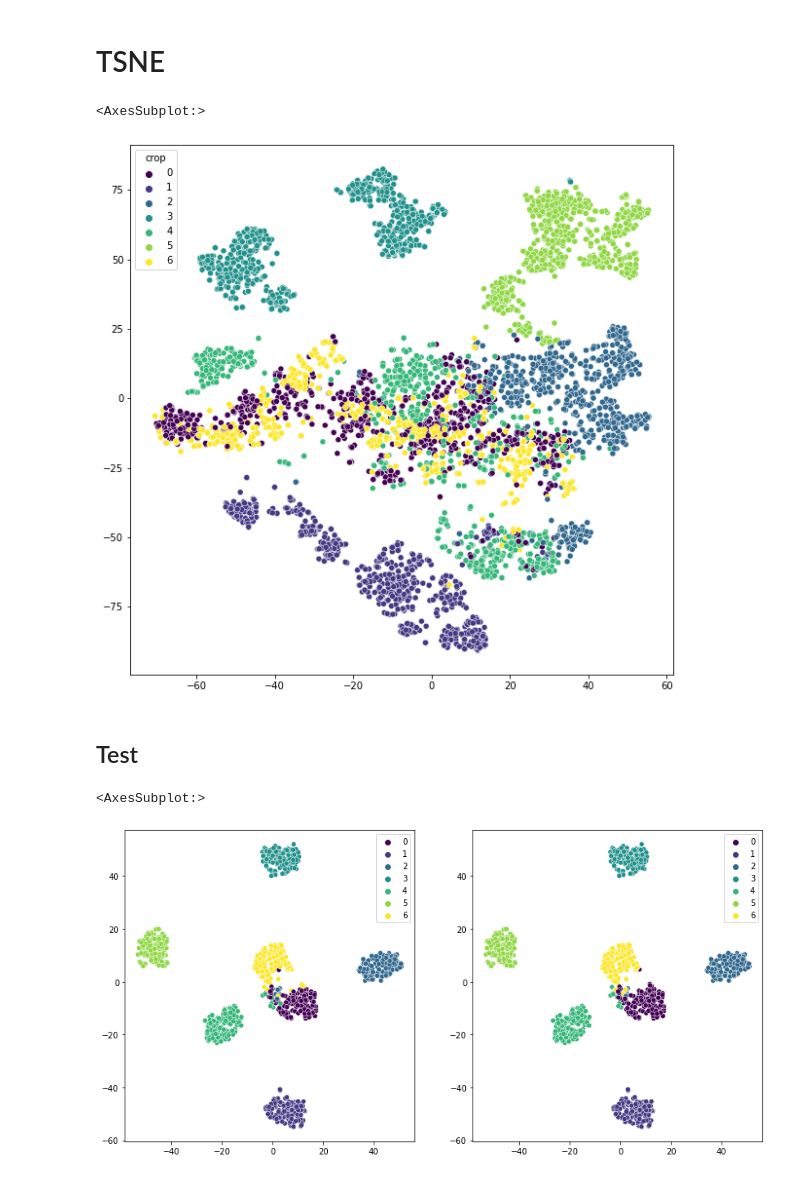
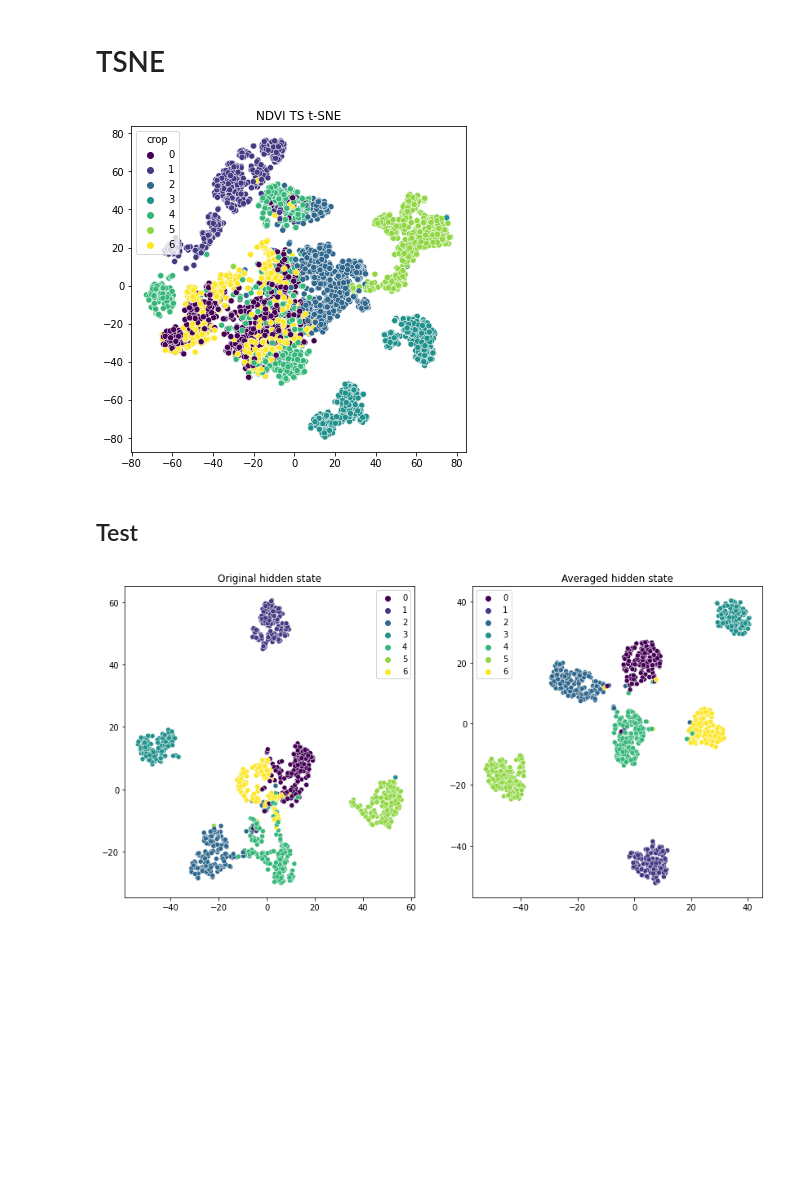
Before and after one commit to yuasosnin/aihacks-2022-fields, a Jupyter notebook: mining.ipynb, the cells around one changed output. Cells and saved outputs as stored; diff of their text form; code cells hidden in the pictures; blank space fills up the shorter version.

```diff
--- a/mining.ipynb
+++ b/mining.ipynb
@@ -134,6 +94,12 @@ print(recall_score(preds, data_id_val['crop'], average='macro'))
 0.9519818869148222
 # %% [markdown]
 # TSNE
+# %%
+bad_id = 2932
+data_id = gpd.read_file('data/train_dataset_id.geojson').fillna(0).drop(bad_id).reset_index(drop=True)
+data_id_test = gpd.read_file('data/test_dataset_id.geojson').fillna(0.0).reset_index(drop=True)
+data_ts = pd.read_csv('data/train_dataset_base.csv').fillna(0.0).drop(bad_id).reset_index(drop=True)
+data_ts_test = pd.read_csv('data/test_dataset_base.csv').fillna(0.0).reset_index(drop=True)
 # %%
 from sklearn.manifold import TSNE
 import seaborn as sns
@@ -142,10 +108,11 @@ alg = TSNE(random_state=5)
 tsne = alg.fit_transform(data_ts.values)
 # %%
-plt.figure(figsize=(10,10))
-sns.scatterplot(*tsne.T, hue=data_id['crop'], palette='viridis')
+plt.figure(figsize=(6,6))
+sns.scatterplot(*tsne.T, hue=data_id['crop'].astype(int), palette='viridis')
+plt.title('NDVI TS t-SNE')
+plt.savefig('presentation/images/ts_tsne.png', dpi=200, bbox_inches='tight')
 # %% [output]
-<AxesSubplot:>
-[figure, old version]
+[figure, new version]
 # %% [markdown]
 ## Test
 # %%
@@ -159,7 +128,9 @@ tsne_hidden = alg.fit_transform(test_hidden.values)
 # %%
 fig, ax = plt.subplots(1, 2, figsize=(14,7))
-sns.scatterplot(*tsne_hidden.T, hue=test_y.values.squeeze(), palette='viridis', ax=ax[0])
-sns.scatterplot(*tsne_hidden.T, hue=test_preds.values.argmax(1), palette='viridis', ax=ax[1])
+sns.scatterplot(*tsne_base.T, hue=y_true.values.squeeze(), palette='viridis', ax=ax[0])
+ax[0].set_title('Original hidden state')
+sns.scatterplot(*tsne_avg.T, hue=y_true.values.squeeze(), palette='viridis', ax=ax[1])
+ax[1].set_title('Averaged hidden state')
+plt.savefig('presentation/images/hid_tsne.png', dpi=200, bbox_inches='tight')
 # %% [output]
-<AxesSubplot:>
-[figure, old version]
+[figure, new version]
```
Also changed, not shown: parts of 28 cells of this notebook, 1 other file.
